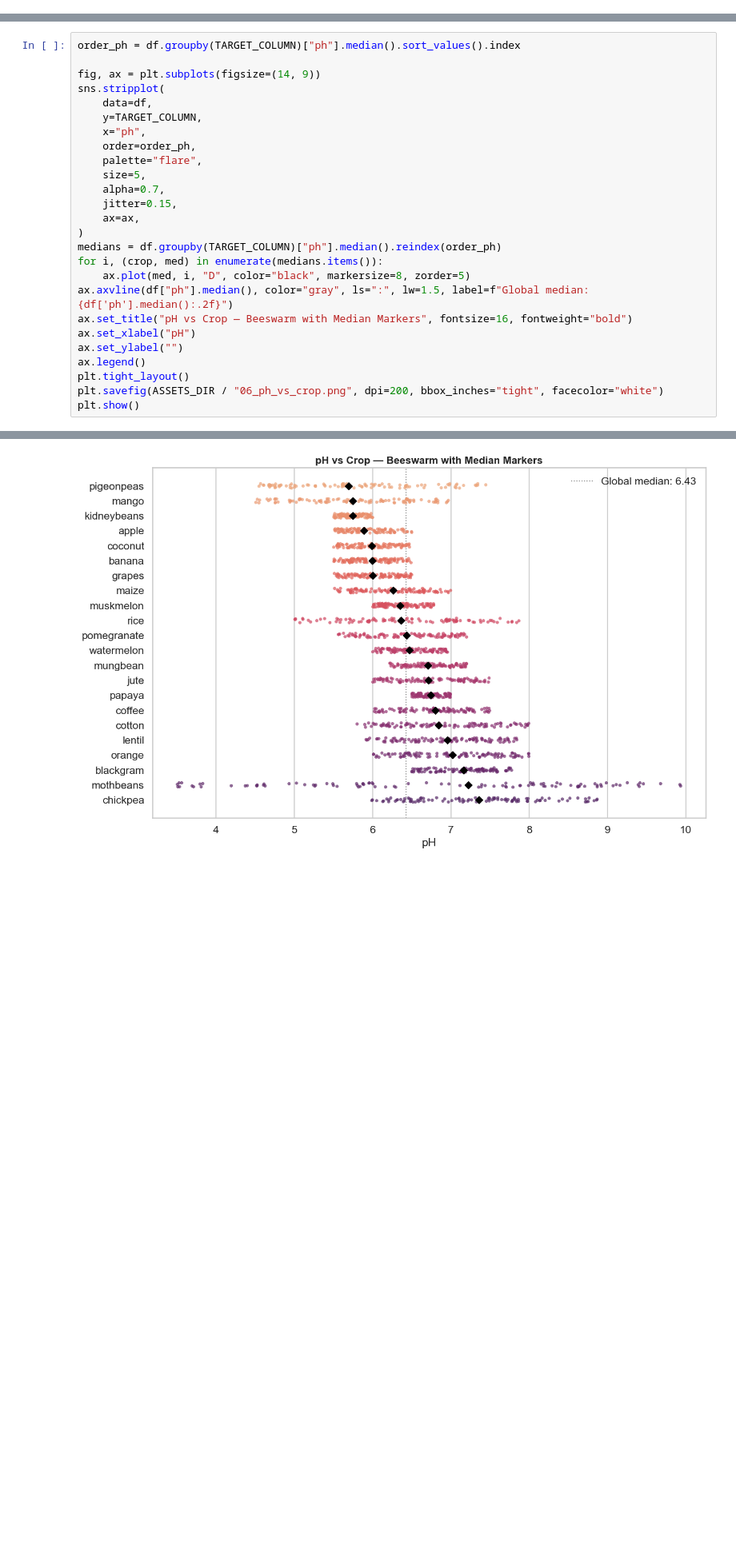
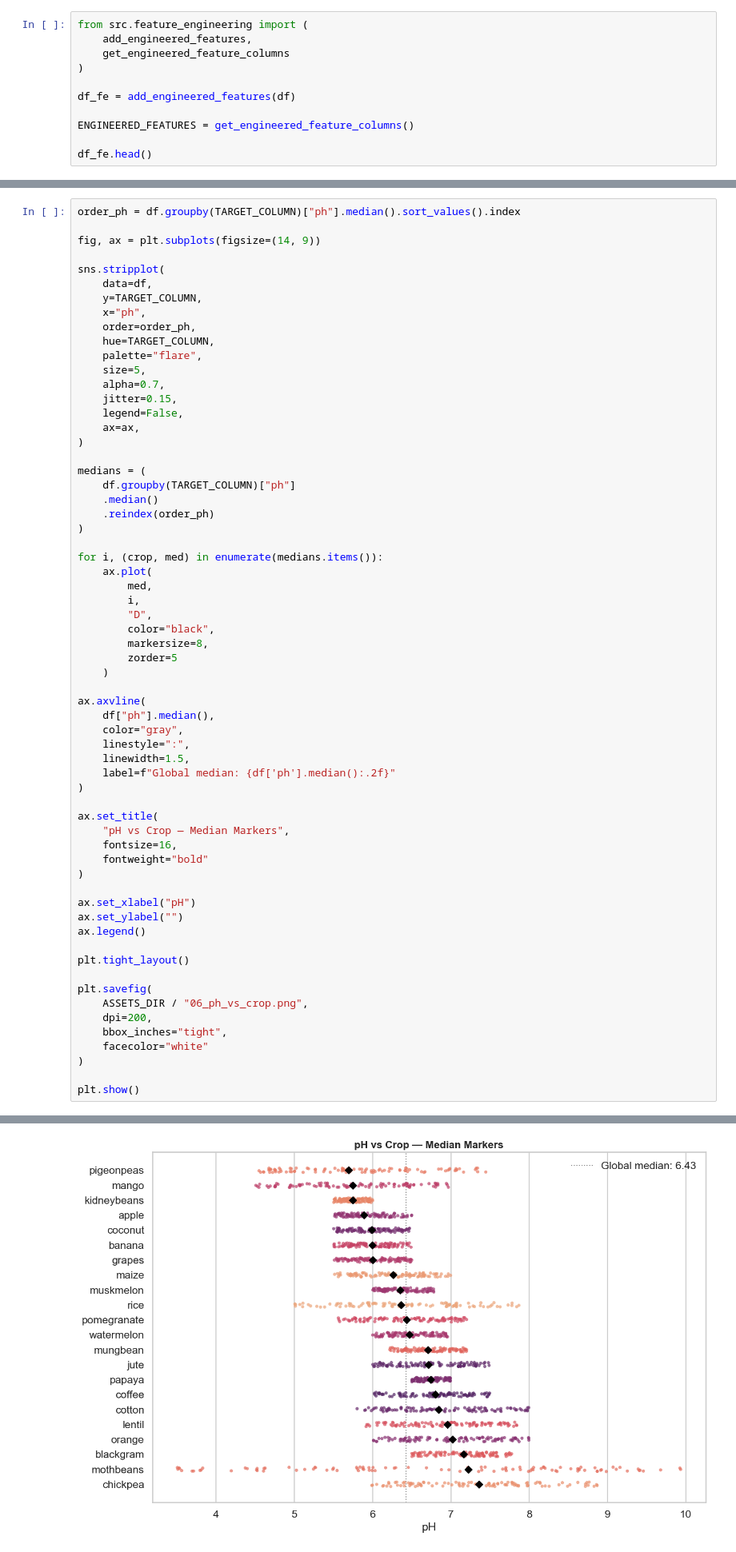
Before and after one commit to zynepsnksz/ml_proje, a Jupyter notebook: notebooks/01_eda.ipynb, the cells around one changed output, grey strips where cells are left out. Shown at 80% size. Cells and saved outputs as stored; diff of their text form; blank space fills up the shorter version.

Commit message:
Added feature engineering and EDA improvements

```diff
--- a/notebooks/01_eda.ipynb
+++ b/notebooks/01_eda.ipynb
@@ -104,0 +258,11 @@ for col in FEATURE_COLUMNS:
+# %%
+from src.feature_engineering import (
+    add_engineered_features,
+    get_engineered_feature_columns
+)
+
+df_fe = add_engineered_features(df)
+
+ENGINEERED_FEATURES = get_engineered_feature_columns()
+
+df_fe.head()
@@ -254,26 +608,63 @@ Passing `palette` without assigning `hue` is deprecated and will be removed in v
 order_ph = df.groupby(TARGET_COLUMN)["ph"].median().sort_values().index
 
 fig, ax = plt.subplots(figsize=(14, 9))
+
 sns.stripplot(
     data=df,
     y=TARGET_COLUMN,
     x="ph",
     order=order_ph,
+    hue=TARGET_COLUMN,
     palette="flare",
     size=5,
     alpha=0.7,
     jitter=0.15,
+    legend=False,
     ax=ax,
 )
-medians = df.groupby(TARGET_COLUMN)["ph"].median().reindex(order_ph)
+
+medians = (
+    df.groupby(TARGET_COLUMN)["ph"]
+    .median()
+    .reindex(order_ph)
+)
+
 for i, (crop, med) in enumerate(medians.items()):
-    ax.plot(med, i, "D", color="black", markersize=8, zorder=5)
-ax.axvline(df["ph"].median(), color="gray", ls=":", lw=1.5, label=f"Global median: {df['ph'].median():.2f}")
-ax.set_title("pH vs Crop — Beeswarm with Median Markers", fontsize=16, fontweight="bold")
+    ax.plot(
+        med,
+        i,
+        "D",
+        color="black",
+        markersize=8,
+        zorder=5
+    )
+
+ax.axvline(
+    df["ph"].median(),
+    color="gray",
+    linestyle=":",
+    linewidth=1.5,
+    label=f"Global median: {df['ph'].median():.2f}"
+)
+
+ax.set_title(
+    "pH vs Crop — Median Markers",
+    fontsize=16,
+    fontweight="bold"
+)
+
 ax.set_xlabel("pH")
 ax.set_ylabel("")
 ax.legend()
+
 plt.tight_layout()
-plt.savefig(ASSETS_DIR / "06_ph_vs_crop.png", dpi=200, bbox_inches="tight", facecolor="white")
+
+plt.savefig(
+    ASSETS_DIR / "06_ph_vs_crop.png",
+    dpi=200,
+    bbox_inches="tight",
+    facecolor="white"
+)
+
 plt.show()
 # %% [output]
@@ -283,4 +671,4 @@ Passing `palette` without assigning `hue` is deprecated and will be removed in v
-[figure, old version]
+[figure, new version]
 # %% [markdown]
 ## 7. Humidity vs Crop
 
```
Also changed, not shown: parts of 28 cells of this notebook, 7 other files.
